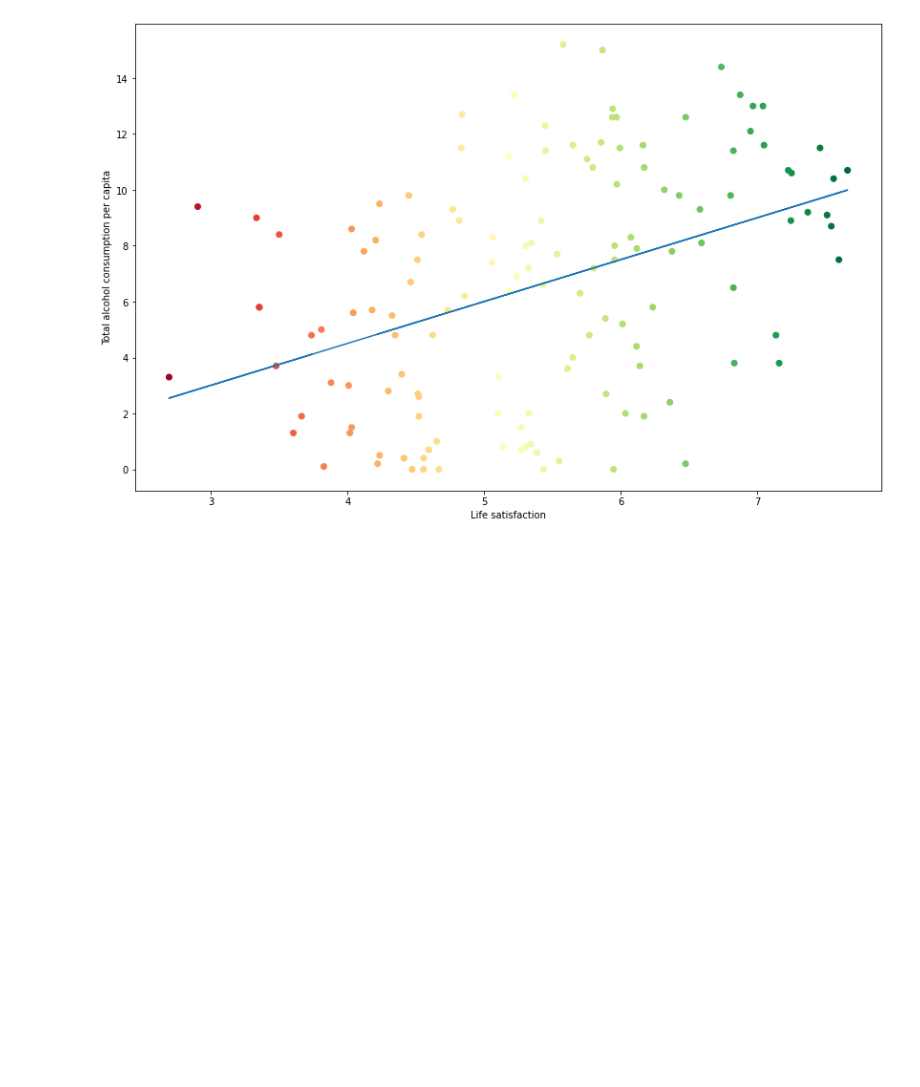
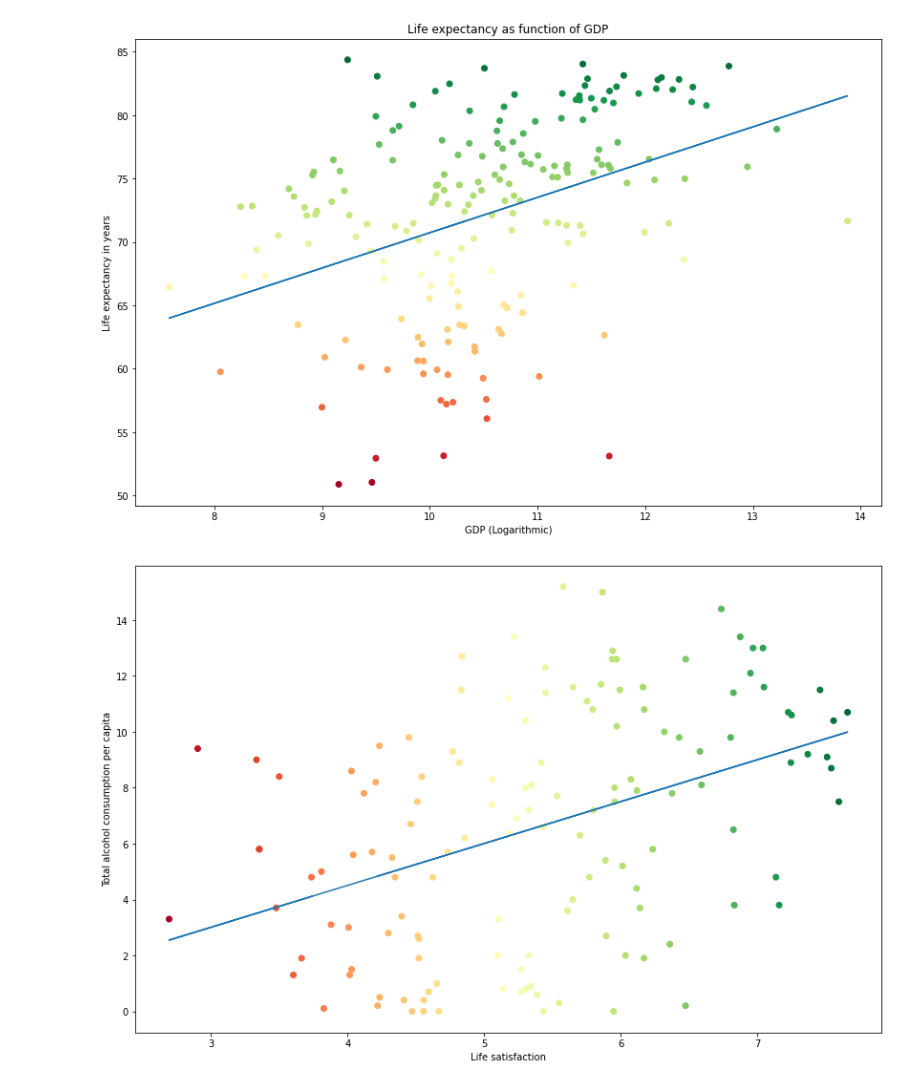
Before and after one commit to antondanieli/DAT405-assignments, a Jupyter notebook: assignments/assignment 1/assignment_1.ipynb, the cells around one changed output. Drawn from its saved outputs; the diff is of its cells as text; code cells hidden in the pictures; blank space fills up the shorter version.

Commit message:
Added plots and updated existing ones

```diff
--- a/assignments/assignment 1/assignment_1.ipynb
+++ b/assignments/assignment 1/assignment_1.ipynb
@@ -8,6 +8,7 @@ df_gdp = pd.read_csv('GDP-2015.csv')
 df_le = pd.read_csv('life-expectancy.csv')
 df_alcohol = pd.read_csv('total-alcohol-consumption-per-capita-litres-of-pure-alcohol.csv')
 df_satisfaction = pd.read_csv('happiness-cantril-ladder.csv')
+df_gdp2 = pd.read_csv('gross-domestic-product.csv')
 # %%
 # Renaming and dropping unnecessary columns
 df_gdp = df_gdp.rename(columns = {'Entity' : 'Country'})
@@ -22,9 +23,16 @@ df_alcohol['Year'] = 2016
 
 df_satisfaction = df_satisfaction.rename(columns = {'Entity' : 'Country', 'Life satisfaction in Cantril Ladder (World Happiness Report 2019)' : 'Life satisfaction'})
 df_satisfaction = df_satisfaction.drop(columns = ['Code'])
+
+df_gdp2 = df_gdp2.rename(columns = {'Entity' : 'Country', 'GDP (constant 2010 US$)' : 'GDP'})
+df_gdp2 = df_gdp2.drop(columns = ['Code'])
+df_gdp2 = df_gdp2[df_gdp2['Year'] == 2015]
 # %%
 # Merge and rework data
 df_2015 = pd.merge(df_gdp, df_le)
 df_2015["GDP per capita"] = np.log10(df_2015["GDP per capita"])
 
 df_alcsat = pd.merge(df_alcohol, df_satisfaction)
+
+df_2015_2 = pd.merge(df_gdp2, df_le)
+df_2015_2["GDP"] = np.log10(df_2015_2["GDP"])
@@ -70,3 +110,24 @@ plt.show()
+# %%
+# Map data to x, y values and create regression line
+x = df_2015_2["GDP"]
+y = df_2015_2["Life expectancy"]
+m, b = np.polyfit(x, y, 1)
+
+# Create regression line and scatter plot
+plt.plot(x, m*x + b)
+plt.scatter(x, y, c=df_2015_2["Life expectancy"], cmap="RdYlGn")
+
+# Create title and labels
+plt.title('Life expectancy as function of GDP')
+plt.xlabel('GDP (Logarithmic)')
+plt.ylabel('Life expectancy in years')
+
+# Increase size of figure
+plt.rcParams['figure.figsize'] = [14, 9]
+
+plt.show()
+# %% [output]
+[figure, added]
 # %%
 # Map data to x, y values and create regression line
 x = df_alcsat["Life satisfaction"]
```
Also changed, not shown: parts of 4 cells of this notebook, 1 other file.
